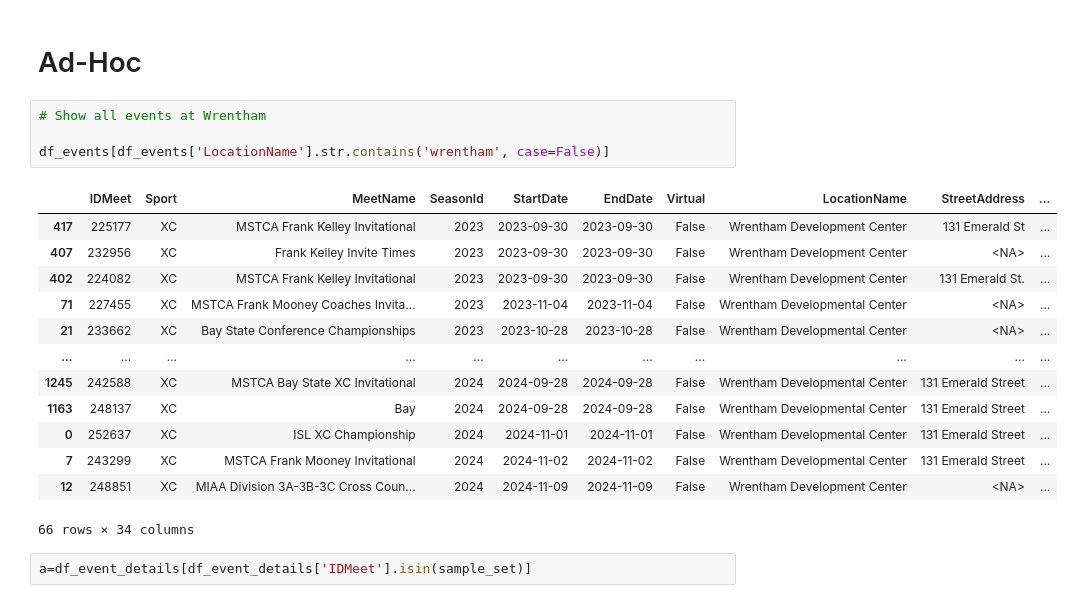
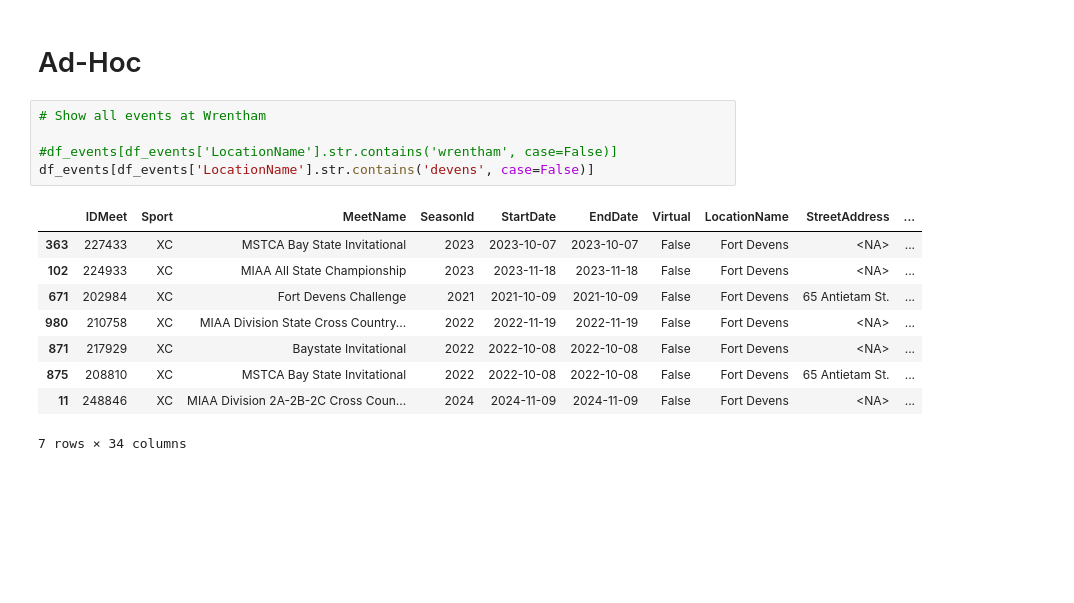
Before and after one commit to syphax/CrounseCode, a Jupyter notebook: running/nb/get-xc-results.ipynb, the cells around one changed output. Drawn from its saved outputs; the diff is of its cells as text; blank space fills up the shorter version.

```diff
--- a/running/nb/get-xc-results.ipynb
+++ b/running/nb/get-xc-results.ipynb
@@ -1059,20 +1060,15 @@ Done!
 # %%
 # Show all events at Wrentham
 
-df_events[df_events['LocationName'].str.contains('wrentham', case=False)]
+#df_events[df_events['LocationName'].str.contains('wrentham', case=False)]
+df_events[df_events['LocationName'].str.contains('devens', case=False)]
 # %% [output]
 |  | IDMeet | Sport | MeetName | SeasonId | StartDate | EndDate | Virtual | LocationName | StreetAddress | ... |
-| 417 | 225177 | XC | MSTCA Frank Kelley Invitational | 2023 | 2023-09-30 | 2023-09-30 | False | Wrentham Development Center | 131 Emerald St | ... |
-| 407 | 232956 | XC | Frank Kelley Invite Times | 2023 | 2023-09-30 | 2023-09-30 | False | Wrentham Development Center | <NA> | ... |
-| 402 | 224082 | XC | MSTCA Frank Kelley Invitational | 2023 | 2023-09-30 | 2023-09-30 | False | Wrentham Development Center | 131 Emerald St. | ... |
-| 71 | 227455 | XC | MSTCA Frank Mooney Coaches Invita... | 2023 | 2023-11-04 | 2023-11-04 | False | Wrentham Developmental Center | <NA> | ... |
-| 21 | 233662 | XC | Bay State Conference Championships | 2023 | 2023-10-28 | 2023-10-28 | False | Wrentham Developmental Center | <NA> | ... |
-| ... | ... | ... | ... | ... | ... | ... | ... | ... | ... | ... |
-| 1245 | 242588 | XC | MSTCA Bay State XC Invitational | 2024 | 2024-09-28 | 2024-09-28 | False | Wrentham Developmental Center | 131 Emerald Street | ... |
-| 1163 | 248137 | XC | Bay | 2024 | 2024-09-28 | 2024-09-28 | False | Wrentham Developmental Center | 131 Emerald Street | ... |
-| 0 | 252637 | XC | ISL XC Championship | 2024 | 2024-11-01 | 2024-11-01 | False | Wrentham Developmental Center | 131 Emerald Street | ... |
-| 7 | 243299 | XC | MSTCA Frank Mooney Invitational | 2024 | 2024-11-02 | 2024-11-02 | False | Wrentham Developmental Center | 131 Emerald Street | ... |
-| 12 | 248851 | XC | MIAA Division 3A-3B-3C Cross Coun... | 2024 | 2024-11-09 | 2024-11-09 | False | Wrentham Development Center | <NA> | ... |
+| 363 | 227433 | XC | MSTCA Bay State Invitational | 2023 | 2023-10-07 | 2023-10-07 | False | Fort Devens | <NA> | ... |
+| 102 | 224933 | XC | MIAA All State Championship | 2023 | 2023-11-18 | 2023-11-18 | False | Fort Devens | <NA> | ... |
+| 671 | 202984 | XC | Fort Devens Challenge | 2021 | 2021-10-09 | 2021-10-09 | False | Fort Devens | 65 Antietam St. | ... |
+| 980 | 210758 | XC | MIAA Division State Cross Country... | 2022 | 2022-11-19 | 2022-11-19 | False | Fort Devens | <NA> | ... |
+| 871 | 217929 | XC | Baystate Invitational | 2022 | 2022-10-08 | 2022-10-08 | False | Fort Devens | <NA> | ... |
+| 875 | 208810 | XC | MSTCA Bay State Invitational | 2022 | 2022-10-08 | 2022-10-08 | False | Fort Devens | 65 Antietam St. | ... |
+| 11 | 248846 | XC | MIAA Division 2A-2B-2C Cross Coun... | 2024 | 2024-11-09 | 2024-11-09 | False | Fort Devens | <NA> | ... |
-66 rows × 34 columns
+7 rows × 34 columns
-# %%
-a=df_event_details[df_event_details['IDMeet'].isin(sample_set)]
```
Also changed, not shown: parts of 10 cells of this notebook, 2 other files.
